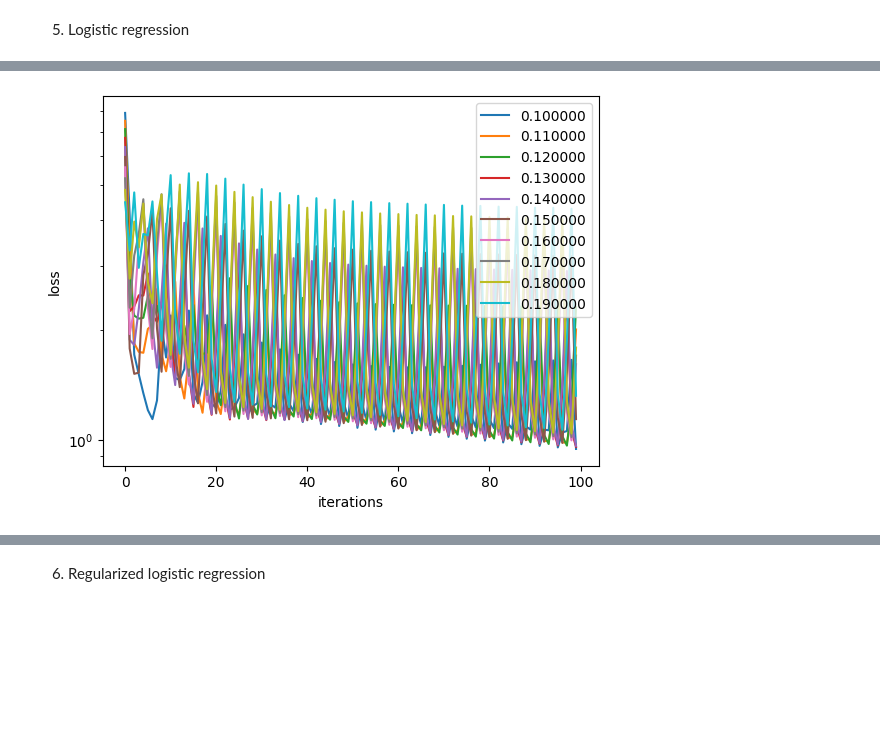
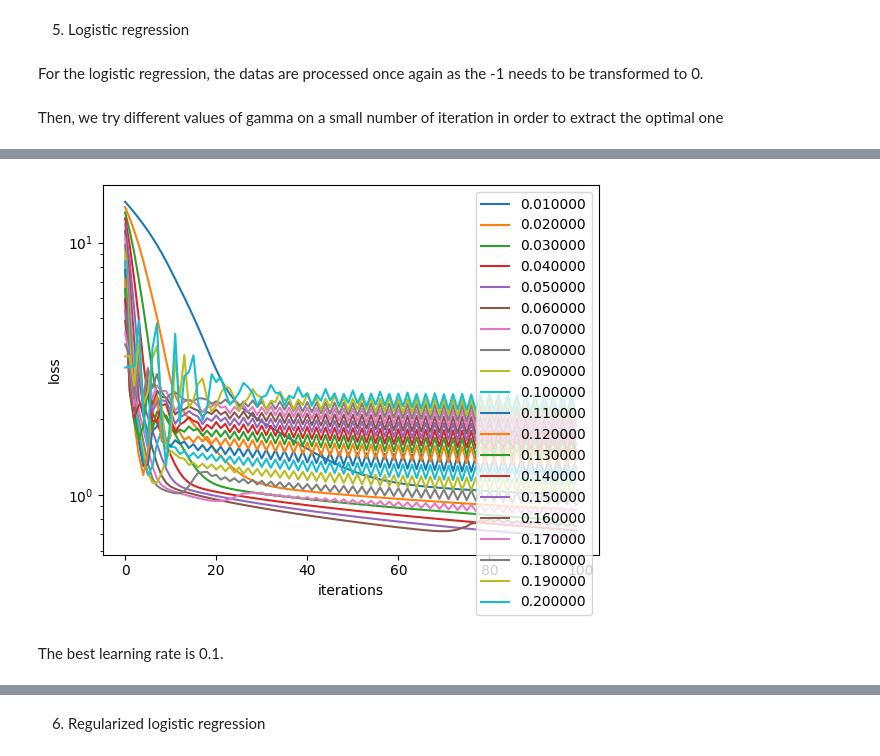
Before and after one commit to lucilemln/ML-project, a Jupyter notebook: run.ipynb, the cells around one changed output, grey strips where cells are left out. Drawn from its saved outputs; the diff is of its cells as text; code cells hidden in the pictures; blank space fills up the shorter version.

```diff
--- a/run.ipynb
+++ b/run.ipynb
@@ -368,3 +395,3 @@ NameError: name 'y' is not defined
 # %%
-w_mse_sgd, loss_mse_sgd = f.mean_squared_error_sgd(y_train_train_reduced, tX_train_train_reduced, initial_w, 8000, 0.001)
+w_mse_sgd, loss_mse_sgd = f.mean_squared_error_sgd(y_train_train_reduced, tX_train_train_reduced, initial_w, 10000, g_opti)
 # %% [output]
@@ -403,4 +457,2 @@ weights =
 # %% [markdown]
 3. Least squares
-# %%
-w_ls, loss_ls = f.least_squares(y_train_train, tX_train_train)
@@ -485,2 +600,2 @@ optimal gamma: 5e-07
 # %%
-w_ridge, loss_ridge = f.ridge_regression(y_train_train_reduced, tX_train_train_reduced, 5*10**(-7))
+w_ridge, loss_ridge = f.ridge_regression(y_train_train_reduced, tX_train_train_reduced, g_opti)
@@ -534,25 +641,41 @@ y_train_train_reduced = np.concatenate((y_train_neg_red, y_train_pos))
+# %% [markdown]
+For the logistic regression, the datas are processed once again as the -1 needs to be transformed to 0.
 # %%
-y_train_processed_logreg = np.where(y_train == 1, 1, 0)
-y_train_train_lg = np.where(y_train_train_reduced == 1, 1, 0)
-y_train_test_lg = np.where(y_train_validation == 1, 1, 0)
+#Transformation of the label, so taht we can use the logistic regression function
+y_train_train_red_lg = np.where(y_train_train_reduced == 1, 1, 0)
+y_train_validation_lg = np.where(y_train_validation == 1, 1, 0)
 initial_w = [random.choice([1, 0]) for i in range(len(tX_train[0]))]
 #transform initial_w as an array
 initial_w = np.array(initial_w)
+# %% [markdown]
+Then, we try different values of gamma on a small number of iteration in order to extract the optimal one
 # %%
 #Try different values of gamma for gradient descent with MSE as loss function
-gamma = np.arange(10*10**(-2), 20*10**(-2), 1*10**(-2))
+gamma = np.linspace(1*10**(-2), 2*10**(-1), 20)
 #gamma = [0.00001, 0.0001, 0.001, 0.01, 0.1, 1, 10]
 g_opti = gamma[0]
 loss_opti = 1000
+f1_opti = 0
 for g in gamma:
-    w_logreg, loss_logreg = f.logistic_regression(y_train_train_lg, tX_train_train_reduced, initial_w, 100, g)
-    if np.mean(loss_logreg[-10:]) < loss_opti:
-        loss_opti = np.mean(loss_logreg[-10:])
-        g_opti = g
-    print("%e: %f" % (g, loss_logreg[-1]))
+    w_logreg, loss_logreg = f.logistic_regression(y_train_train_red_lg, tX_train_train_reduced, initial_w, 100, g)
+    print("%.2e, loss = %.3f" % (g, loss_logreg[-1]))
     plt.semilogy(loss_logreg, label = "%f" % g)
 
-print("optimal gamma: %e " % g_opti)
+    y_pred = tX_train_validation.dot(w_logreg[-1])
+    y_pred = np.where(y_pred > 0.5, 1, 0)
+    y_pred = np.where(y_pred == 1, 1, -1)
+
+    _,_,_,_,f1 = f.confusion_matrix(y_train_validation, y_pred)
+
+
+    if f1 > f1_opti:
+        loss_opti = loss_ridge
+        g_opti = g
+        f1_opti = f1
+    print("F1 score: %.6f \n" % f1)
+
+
+print("optimal gamma: %e, F1-score =  %.6f, Loss = %.3f " % (g_opti, f1_opti, loss_opti))
 plt.xlabel("iterations")
 plt.ylabel("loss")
 plt.legend()
@@ -578,2 +701,4 @@ optimal gamma: 1.000000e-01
-[figure, old version]
+[figure, new version]
+# %% [markdown]
+The best learning rate is 0.1.
 # %%
```
Also changed, not shown: parts of 69 cells of this notebook, 1 other file.
